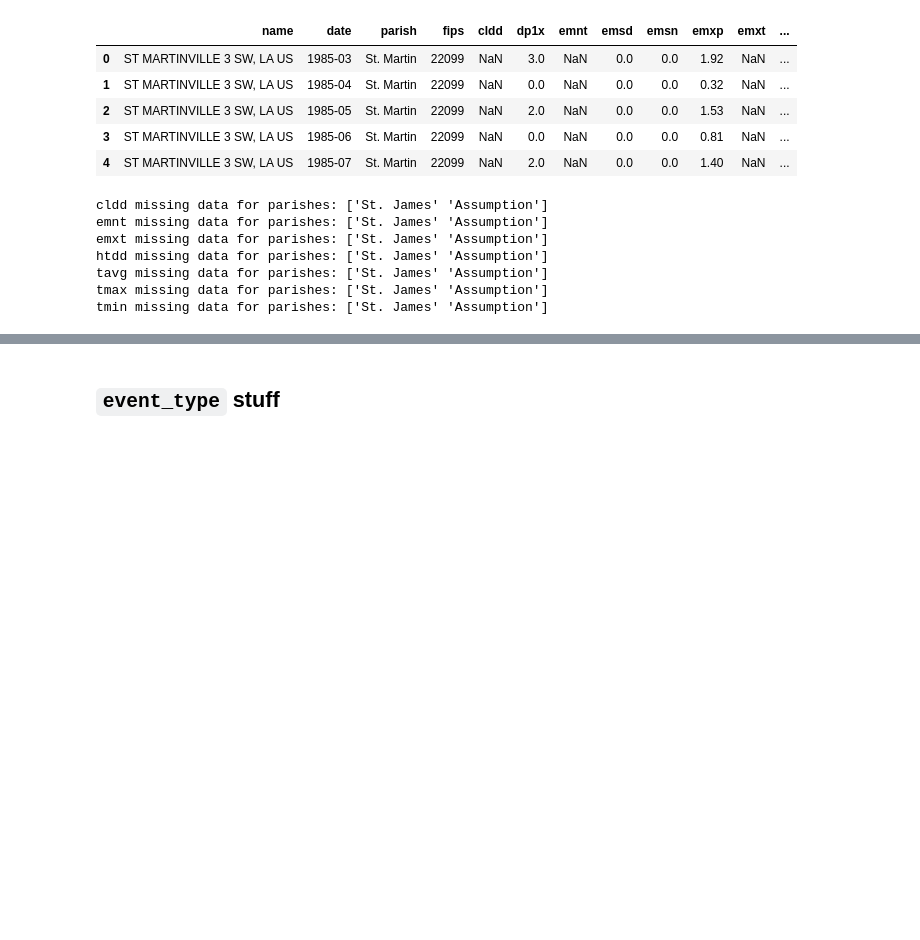
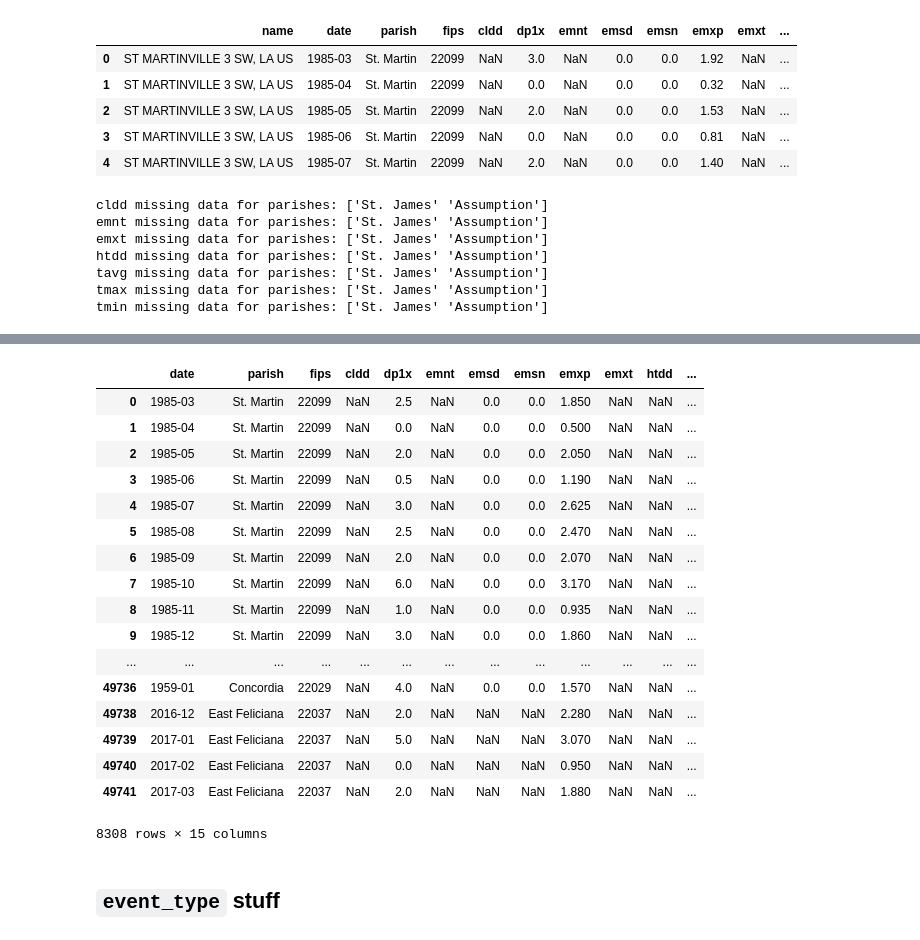
Before and after one commit to jennyrhee/flood-events, a Jupyter notebook: notebooks/data_wrangling.ipynb, the cells around one changed output, grey strips where cells are left out. Drawn from its saved outputs; the diff is of its cells as text; code cells hidden in the pictures; blank space fills up the shorter version.

Commit message:
Calculate variable means for each date/parish combination

```diff
--- a/notebooks/data_wrangling.ipynb
+++ b/notebooks/data_wrangling.ipynb
@@ -756,3 +799,22 @@ htdd missing data for parishes: ['St. James' 'Assumption']
 tavg missing data for parishes: ['St. James' 'Assumption']
 tmax missing data for parishes: ['St. James' 'Assumption']
 tmin missing data for parishes: ['St. James' 'Assumption']
+# %%
+def means(row):
+    '''
+    Takes a row from DataFrame and returns mean for each variable
+    Returns: Series
+    '''
+    means = met_df[(met_df.date == row['date']) & (met_df.parish == row['parish'])].mean()
+    return means
+
+
+# Create a new DataFrame with unique date-parish combinations
+averaged_met_df = met_df[['date', 'parish', 'fips']].drop_duplicates(keep='first').reset_index(drop=True)
+
+var_list = met_df.loc[:, 'cldd':'tmin'].columns.tolist()
+
+# Initialization for parallelization
+pandarallel.initialize()
+
+averaged_met_df[var_list] = averaged_met_df.parallel_apply(means, axis=1)
@@ -759,3 +866,24 @@ tmin missing data for parishes: ['St. James' 'Assumption']
+# %%
+averaged_met_df[averaged_met_df.cldd.isnull()]
+# %% [output]
+|  | date | parish | fips | cldd | dp1x | emnt | emsd | emsn | emxp | emxt | htdd | ... |
+| 0 | 1985-03 | St. Martin | 22099 | NaN | 2.5 | NaN | 0.0 | 0.0 | 1.850 | NaN | NaN | ... |
+| 1 | 1985-04 | St. Martin | 22099 | NaN | 0.0 | NaN | 0.0 | 0.0 | 0.500 | NaN | NaN | ... |
+| 2 | 1985-05 | St. Martin | 22099 | NaN | 2.0 | NaN | 0.0 | 0.0 | 2.050 | NaN | NaN | ... |
+| 3 | 1985-06 | St. Martin | 22099 | NaN | 0.5 | NaN | 0.0 | 0.0 | 1.190 | NaN | NaN | ... |
+| 4 | 1985-07 | St. Martin | 22099 | NaN | 3.0 | NaN | 0.0 | 0.0 | 2.625 | NaN | NaN | ... |
+| 5 | 1985-08 | St. Martin | 22099 | NaN | 2.5 | NaN | 0.0 | 0.0 | 2.470 | NaN | NaN | ... |
+| 6 | 1985-09 | St. Martin | 22099 | NaN | 2.0 | NaN | 0.0 | 0.0 | 2.070 | NaN | NaN | ... |
+| 7 | 1985-10 | St. Martin | 22099 | NaN | 6.0 | NaN | 0.0 | 0.0 | 3.170 | NaN | NaN | ... |
+| 8 | 1985-11 | St. Martin | 22099 | NaN | 1.0 | NaN | 0.0 | 0.0 | 0.935 | NaN | NaN | ... |
+| 9 | 1985-12 | St. Martin | 22099 | NaN | 3.0 | NaN | 0.0 | 0.0 | 1.860 | NaN | NaN | ... |
+| ... | ... | ... | ... | ... | ... | ... | ... | ... | ... | ... | ... | ... |
+| 49736 | 1959-01 | Concordia | 22029 | NaN | 4.0 | NaN | 0.0 | 0.0 | 1.570 | NaN | NaN | ... |
+| 49738 | 2016-12 | East Feliciana | 22037 | NaN | 2.0 | NaN | NaN | NaN | 2.280 | NaN | NaN | ... |
+| 49739 | 2017-01 | East Feliciana | 22037 | NaN | 5.0 | NaN | NaN | NaN | 3.070 | NaN | NaN | ... |
+| 49740 | 2017-02 | East Feliciana | 22037 | NaN | 0.0 | NaN | NaN | NaN | 0.950 | NaN | NaN | ... |
+| 49741 | 2017-03 | East Feliciana | 22037 | NaN | 2.0 | NaN | NaN | NaN | 1.880 | NaN | NaN | ... |
+8308 rows × 15 columns
 # %% [markdown]
 ## `event_type` stuff
 # %%
```
Also changed, not shown: parts of 16 cells of this notebook.
